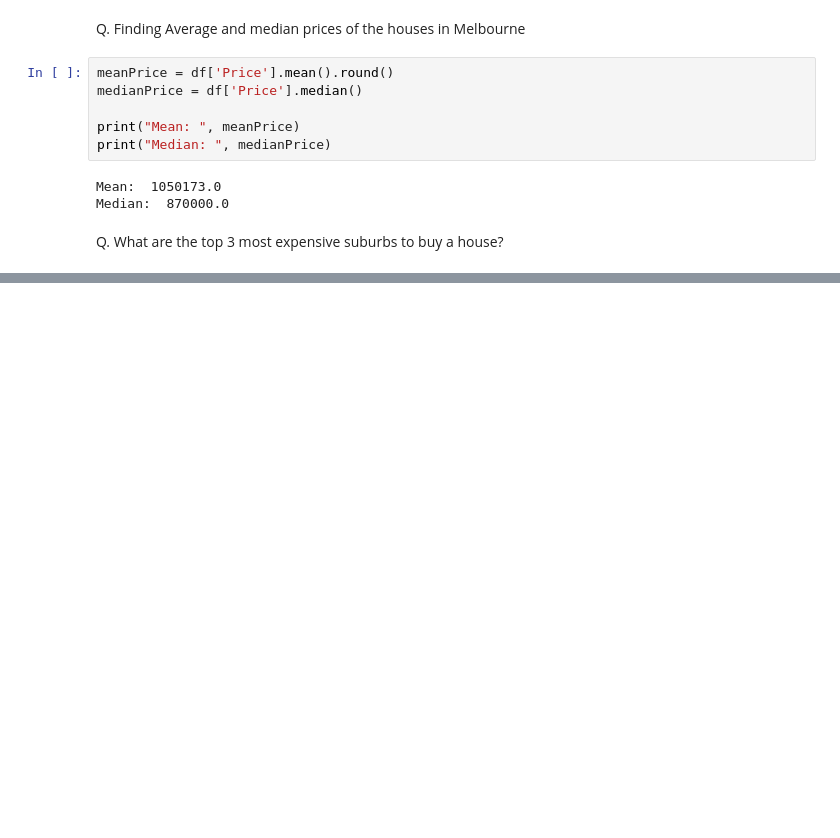
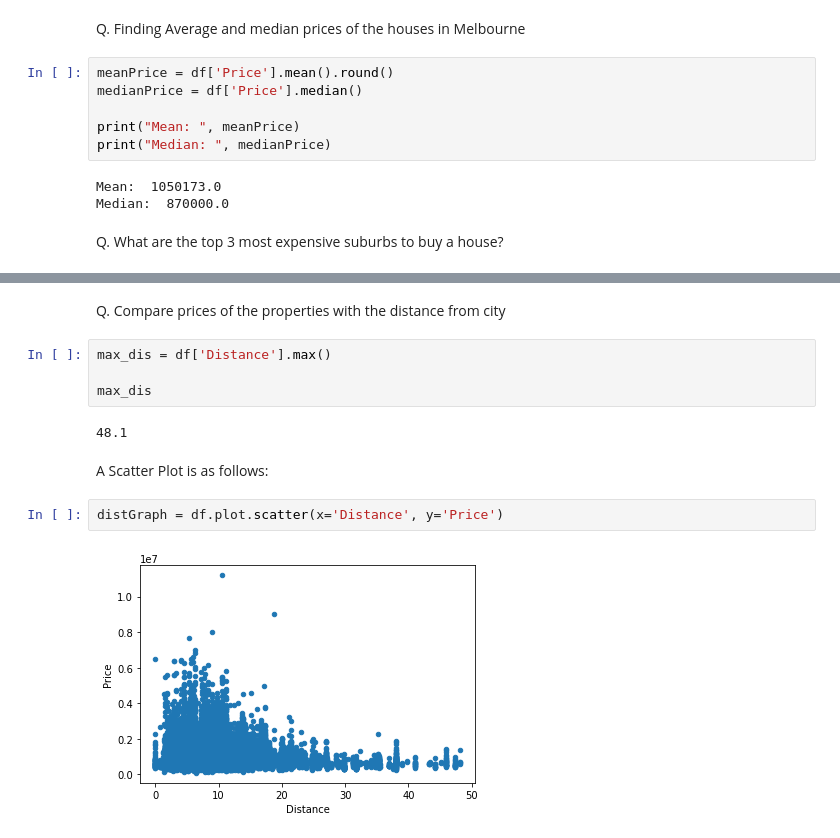
Before and after one commit to PyromancerBoom/handsOnPandas, a Jupyter notebook: analysis.ipynb, the cells around one changed output, grey strips where cells are left out. Cells and saved outputs as stored; diff of their text form; blank space fills up the shorter version.

Commit message:
plotting some graphs

```diff
--- a/analysis.ipynb
+++ b/analysis.ipynb
@@ -43,0 +48,14 @@ Name: Price, Length: 351, dtype: float64
+# %% [markdown]
+Q. Compare prices of the properties with the distance from city
+# %%
+max_dis = df['Distance'].max()
+
+max_dis
+# %% [output]
+48.1
+# %% [markdown]
+A Scatter Plot is as follows:
+# %%
+distGraph = df.plot.scatter(x='Distance', y='Price')
+# %% [output]
+[figure, added]
```
Also changed, not shown: parts of 6 cells of this notebook.
